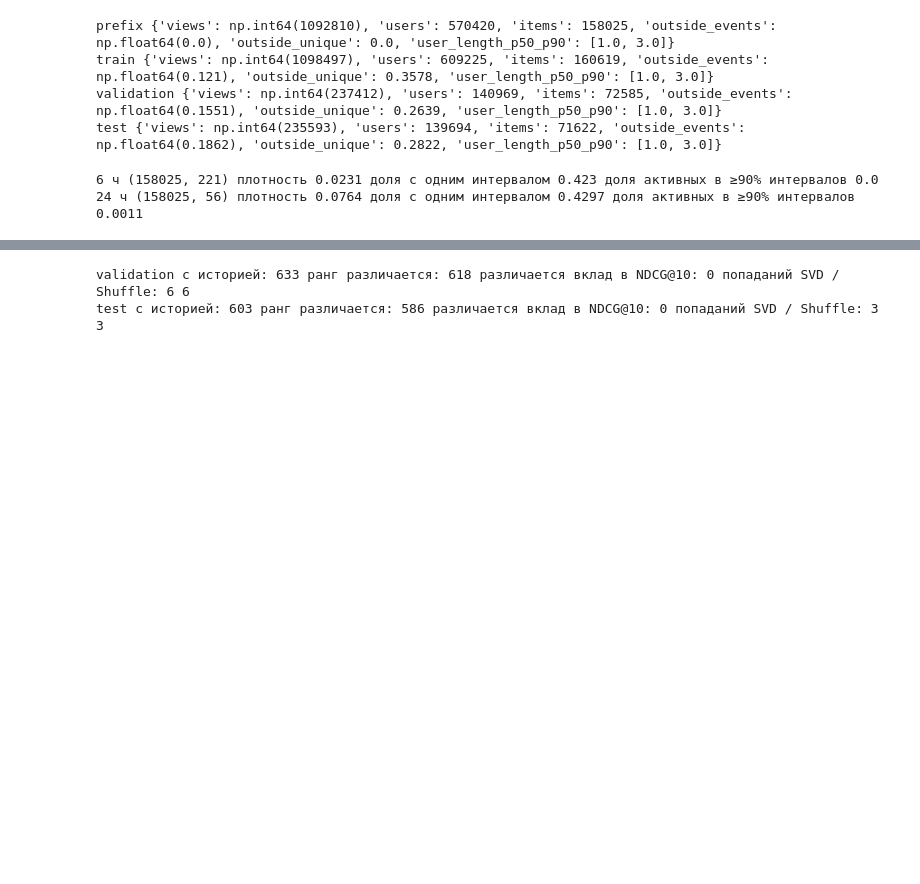
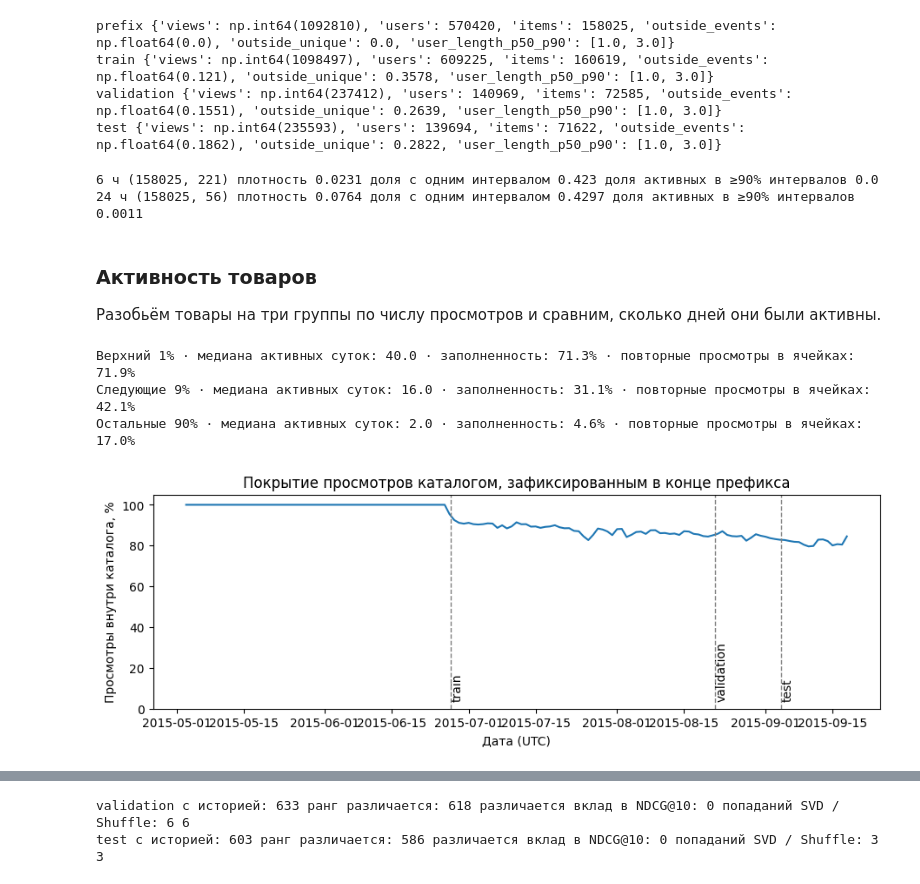
Before and after one commit to borywq/RecSys-project, a Jupyter notebook: notebooks/retailrocket-checkpoint1.ipynb, the cells around one changed output, grey strips where cells are left out. Drawn from its saved outputs; the diff is of its cells as text; code cells hidden in the pictures; blank space fills up the shorter version.

```diff
--- a/notebooks/retailrocket-checkpoint1.ipynb
+++ b/notebooks/retailrocket-checkpoint1.ipynb
@@ -4,21 +4,22 @@
 # %%
 from pathlib import Path
-import platform
 import numpy as np
 import pandas as pd
 
 SEED = 42
-MAX_USERS = 1000  # На каждый период. None включает всех пользователей.
+MAX_USERS = 1000
 DAY = 86_400_000
 RANK = 16
 HISTORY = 20
-path = next(p for p in (Path("data/events.csv"), Path("../data/events.csv")) if p.exists())
+
+path = Path("../data/events.csv")
 raw = pd.read_csv(path, usecols=["timestamp", "visitorid", "event", "itemid"])
-print(platform.python_version(), np.__version__, pd.__version__)
 print(raw.event.value_counts())
-views = raw.loc[raw.event.eq("view"), ["timestamp", "visitorid", "itemid"]].sort_values("timestamp", kind="stable")
-del raw
+
+views = raw.loc[raw.event == "view", ["timestamp", "visitorid", "itemid"]]
+views = views.sort_values("timestamp", kind="stable")
 times, users, items = (views[c].to_numpy() for c in views)
+
 start, end = times[0], times[-1] + 1
 bounds = start + (end - start) * np.array([0, 40, 80, 90, 100]) // 100
 cuts = times.searchsorted(bounds)
@@ -68,3 +69,36 @@ for hours in [6, 24]:
 # %% [output]
 6 ч (158025, 221) плотность 0.0231 доля с одним интервалом 0.423 доля активных в ≥90% интервалов 0.0
 24 ч (158025, 56) плотность 0.0764 доля с одним интервалом 0.4297 доля активных в ≥90% интервалов 0.0011
+# %% [markdown]
+### Активность товаров
+
+Разобьём товары на три группы по числу просмотров и сравним, сколько дней они были активны.
+# %%
+import matplotlib.pyplot as plt
+
+counts_prefix = np.bincount(ids[:prefix], minlength=len(catalog))
+pop_order = np.argsort(-counts_prefix, kind="stable")
+active_days = X.sum(axis=1)
+groups = np.split(pop_order, [len(catalog) // 100, len(catalog) // 10])
+for name, group in zip(["Верхний 1%", "Следующие 9%", "Остальные 90%"], groups):
+    occupied = active_days[group].sum()
+    print(name, "· медиана активных суток:", np.median(active_days[group]),
+          "· заполненность:", f"{occupied / (len(group) * X.shape[1]):.1%}",
+          "· повторные просмотры в ячейках:", f"{1 - occupied / counts_prefix[group].sum():.1%}")
+
+daily = pd.DataFrame({"day": pd.to_datetime(times, unit="ms", utc=True).floor("D"), "known": ids >= 0})
+coverage = daily.groupby("day").known.mean()
+fig, ax = plt.subplots(figsize=(9, 3.2), layout="constrained")
+ax.plot(coverage.index, 100 * coverage)
+for boundary, label in zip(bounds[1:-1], ["train", "validation", "test"]):
+    date = pd.to_datetime(boundary, unit="ms", utc=True)
+    ax.axvline(date, color="grey", ls="--", lw=1)
+    ax.text(date, 5, label, rotation=90)
+ax.set(ylim=(0, 105), ylabel="Просмотры внутри каталога, %", xlabel="Дата (UTC)",
+       title="Покрытие просмотров каталогом, зафиксированным в конце префикса")
+plt.show()
+# %% [output]
+Верхний 1% · медиана активных суток: 40.0 · заполненность: 71.3% · повторные просмотры в ячейках: 71.9%
+Следующие 9% · медиана активных суток: 16.0 · заполненность: 31.1% · повторные просмотры в ячейках: 42.1%
+Остальные 90% · медиана активных суток: 2.0 · заполненность: 4.6% · повторные просмотры в ячейках: 17.0%
+[figure, added]
```
Also changed, not shown: parts of 10 cells of this notebook, 2 other files.
